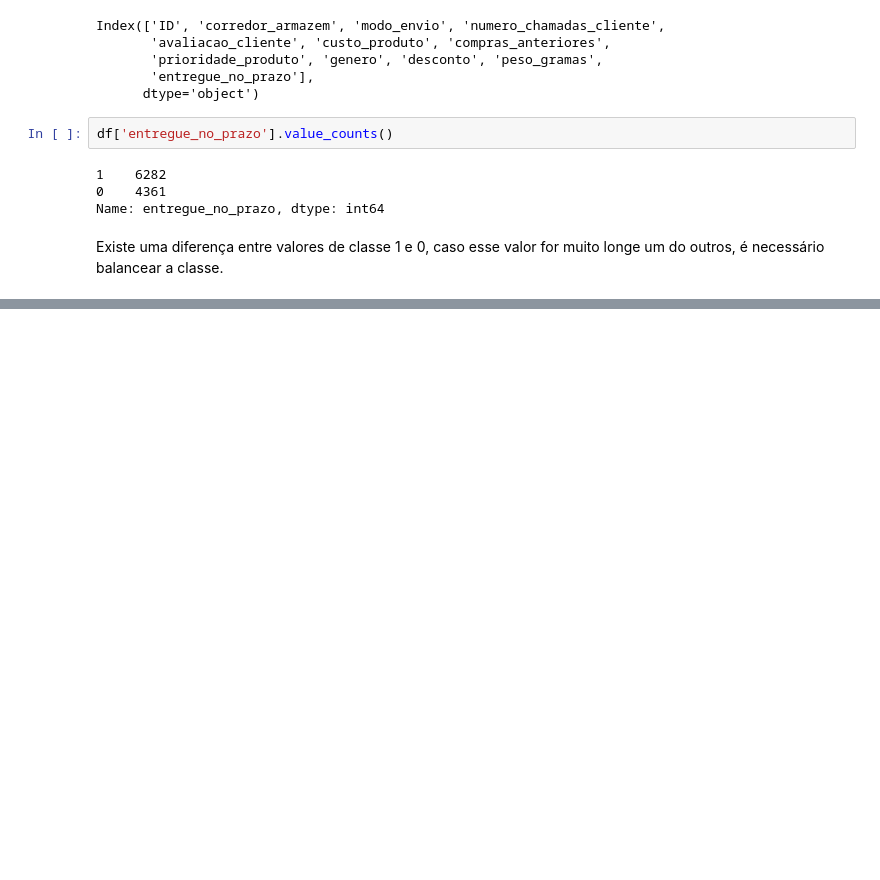
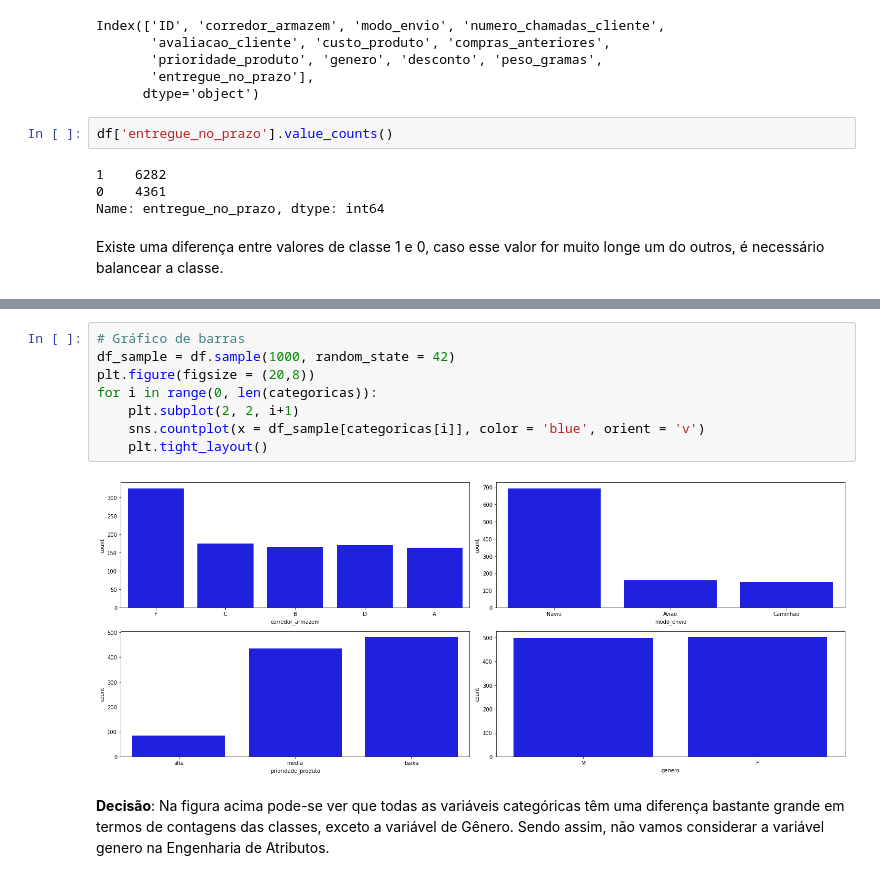
Before and after one commit to sandromzljr/Engenharia-Atributos, a Jupyter notebook: EngenhariaAtributos.ipynb, the cells around one changed output, grey strips where cells are left out. Cells and saved outputs as stored; diff of their text form; blank space fills up the shorter version.

Commit message:
Notebook Engenharia de Atributos

```diff
--- a/EngenhariaAtributos.ipynb
+++ b/EngenhariaAtributos.ipynb
@@ -321,0 +372,12 @@ Existe uma diferença entre valores de classe 1 e 0, caso esse valor for muito l
+# %%
+# Gráfico de barras
+df_sample = df.sample(1000, random_state = 42)
+plt.figure(figsize = (20,8))
+for i in range(0, len(categoricas)):
+    plt.subplot(2, 2, i+1)
+    sns.countplot(x = df_sample[categoricas[i]], color = 'blue', orient = 'v')
+    plt.tight_layout()
+# %% [output]
+[figure, added]
+# %% [markdown]
+**Decisão**: Na figura acima pode-se ver que todas as variáveis categóricas têm uma diferença bastante grande em termos de contagens das classes, exceto a variável de Gênero. Sendo assim, não vamos considerar a variável genero na Engenharia de Atributos.
```
Also changed, not shown: parts of 7 cells of this notebook.
